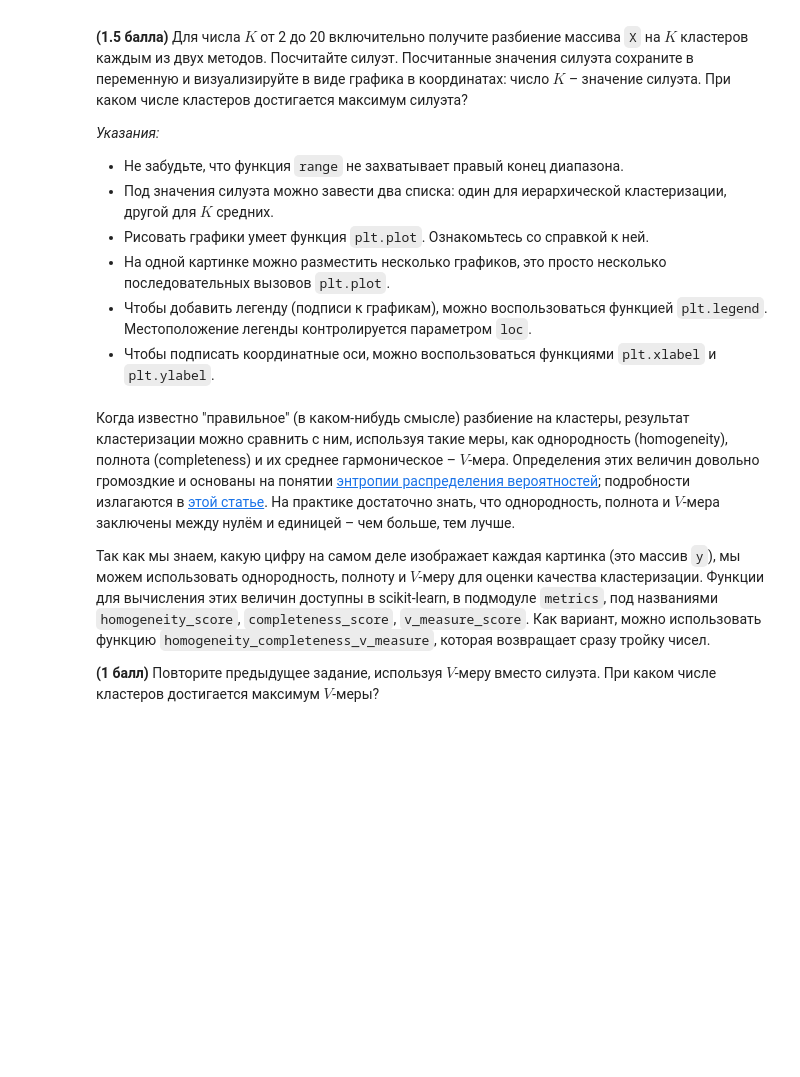
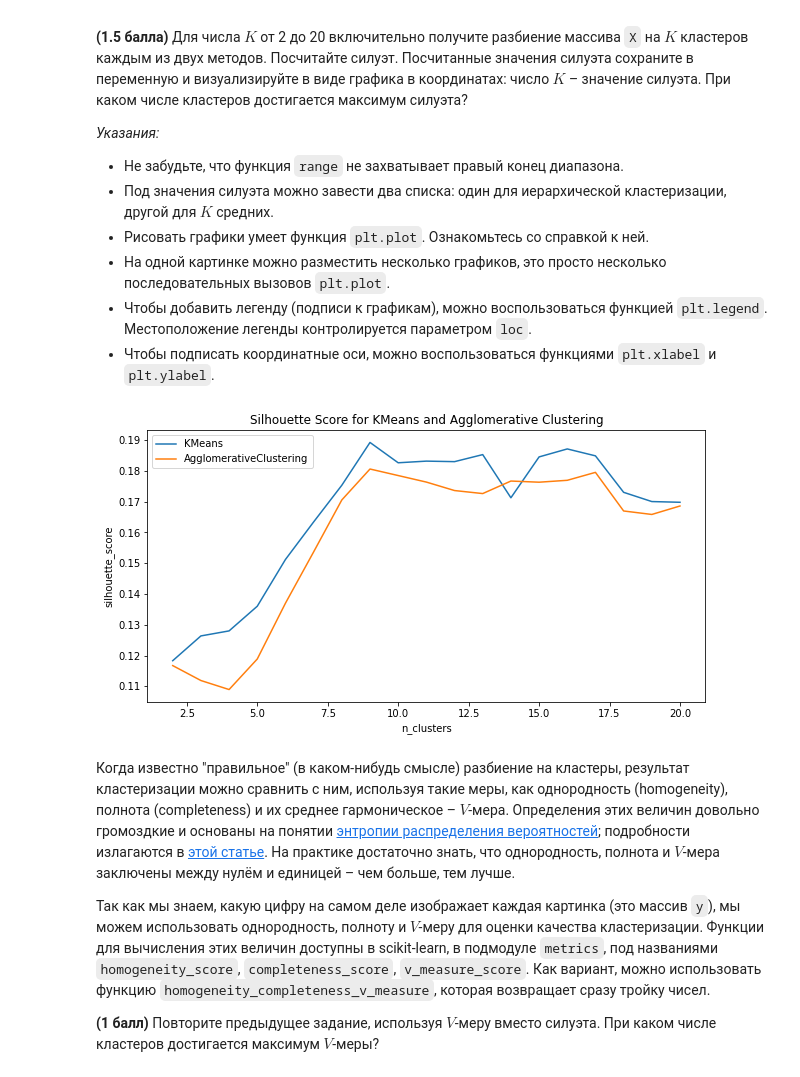
Before and after one commit to MitrofanovDmitry/study, a Jupyter notebook: practice/59 clustering/clustering.ipynb, the cells around one changed output. Drawn from its saved outputs; the diff is of its cells as text; code cells hidden in the pictures; blank space fills up the shorter version.

```diff
--- a/practice/59 clustering/clustering.ipynb
+++ b/practice/59 clustering/clustering.ipynb
@@ -139,3 +141,24 @@ $$
+# %%
+K = range(2,21)
+km_scores = []
+ac_scores = []
+
+for k in K:
+    km_clusters = KMeans(n_clusters=k, n_init=10).fit_predict(X)
+    ac_clusters = AgglomerativeClustering(n_clusters=k).fit_predict(X)
+    km_scores.append(silhouette_score(X, km_clusters))
+    ac_scores.append(silhouette_score(X, ac_clusters))
+# %%
+plt.figure(figsize=(10,5))
+plt.plot(K, km_scores, label='KMeans')
+plt.plot(K, ac_scores, label='AgglomerativeClustering')
+plt.title('Silhouette Score for KMeans and Agglomerative Clustering')
+plt.xlabel('n_clusters')
+plt.ylabel('silhouette_score')
+plt.grid()
+plt.legend();
+# %% [output]
+[figure, added]
 # %% [markdown]
 Когда известно "правильное" (в каком-нибудь смысле) разбиение на кластеры, результат кластеризации можно сравнить с ним, используя такие меры, как однородность (homogeneity), полнота (completeness) и их среднее гармоническое – $V$-мера. Определения этих величин довольно громоздкие и основаны на понятии [энтропии распределения вероятностей](https://ru.wikipedia.org/wiki/Информационная_энтропия); подробности излагаются в [этой статье](http://aclweb.org/anthology/D/D07/D07-1043.pdf). На практике достаточно знать, что однородность, полнота и $V$-мера заключены между нулём и единицей – чем больше, тем лучше.
 
```
Also changed, not shown: parts of 5 cells of this notebook, 1 other file.
